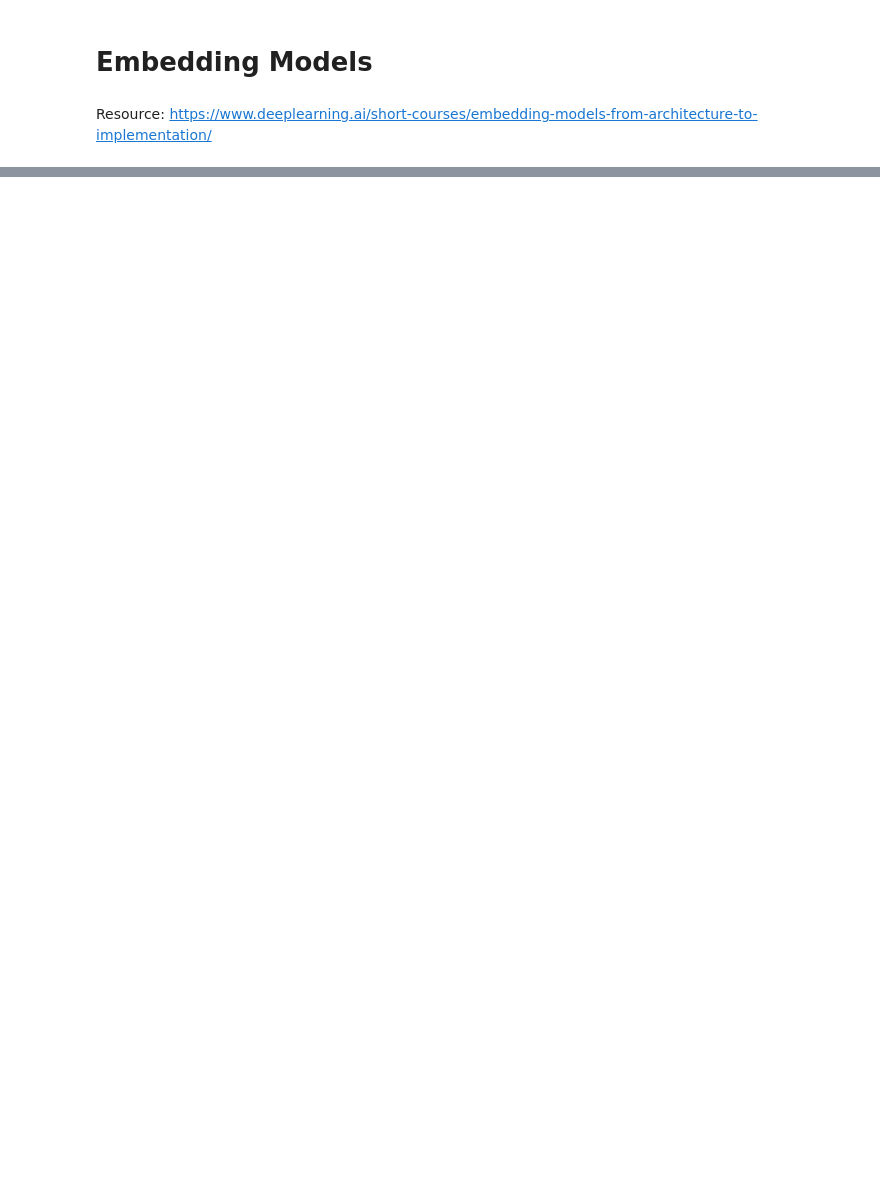
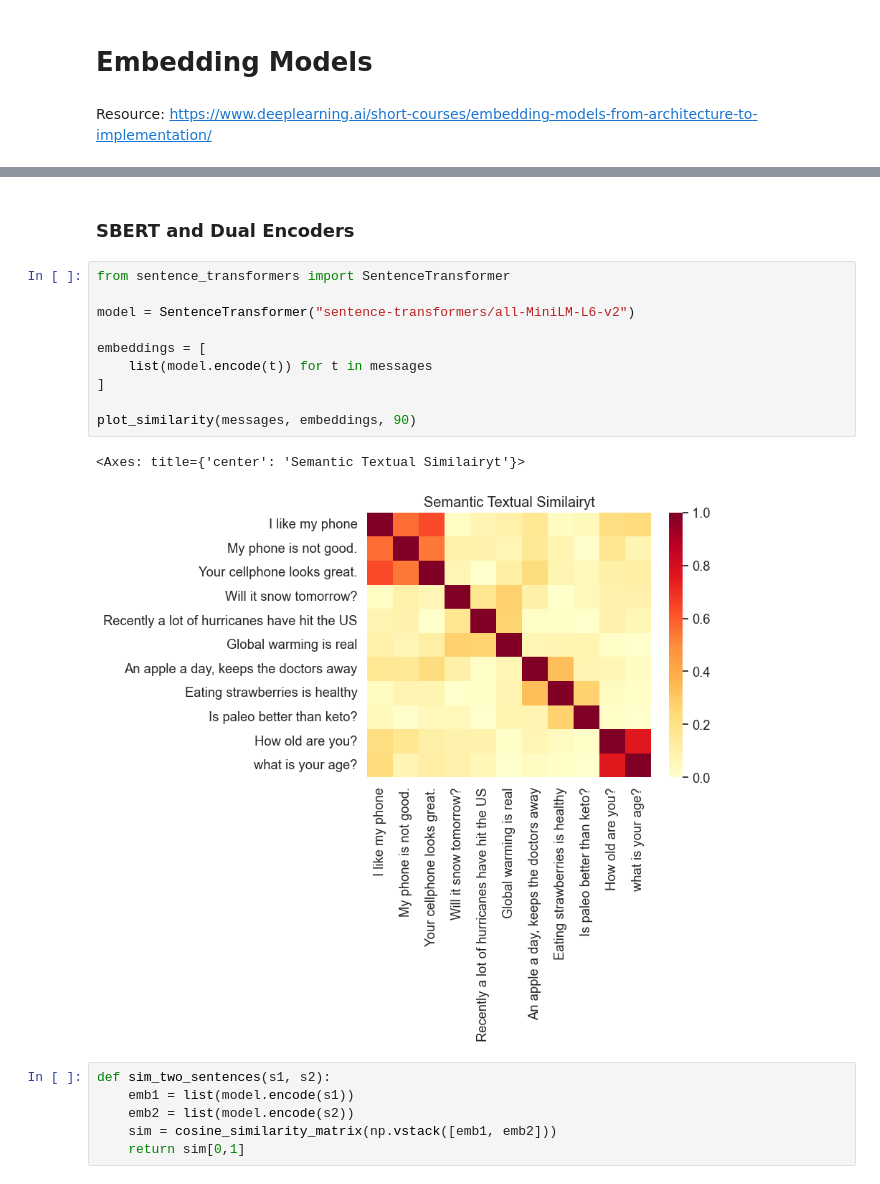
Before and after one commit to mchojna/llm-playground, a Jupyter notebook: 01-embedding-models/embedding_models.ipynb, the cells around one changed output, grey strips where cells are left out. Drawn from its saved outputs; the diff is of its cells as text; blank space fills up the shorter version.

Commit message:
Added encoders

```diff
--- a/01-embedding-models/embedding_models.ipynb
+++ b/01-embedding-models/embedding_models.ipynb
@@ -11,0 +277,21 @@ ImportError: cannot import name 'triu' from 'scipy.linalg' (/Users/mchojna/Docum
+# %% [markdown]
+### SBERT and Dual Encoders
+# %%
+from sentence_transformers import SentenceTransformer
+
+model = SentenceTransformer("sentence-transformers/all-MiniLM-L6-v2")
+
+embeddings = [
+    list(model.encode(t)) for t in messages
+]
+
+plot_similarity(messages, embeddings, 90)
+# %% [output]
+<Axes: title={'center': 'Semantic Textual Similairyt'}>
+[figure, added]
+# %%
+def sim_two_sentences(s1, s2):
+    emb1 = list(model.encode(s1))
+    emb2 = list(model.encode(s2))
+    sim = cosine_similarity_matrix(np.vstack([emb1, emb2]))
+    return sim[0,1]
```
Also changed, not shown: parts of 52 cells of this notebook, 3 other files.
